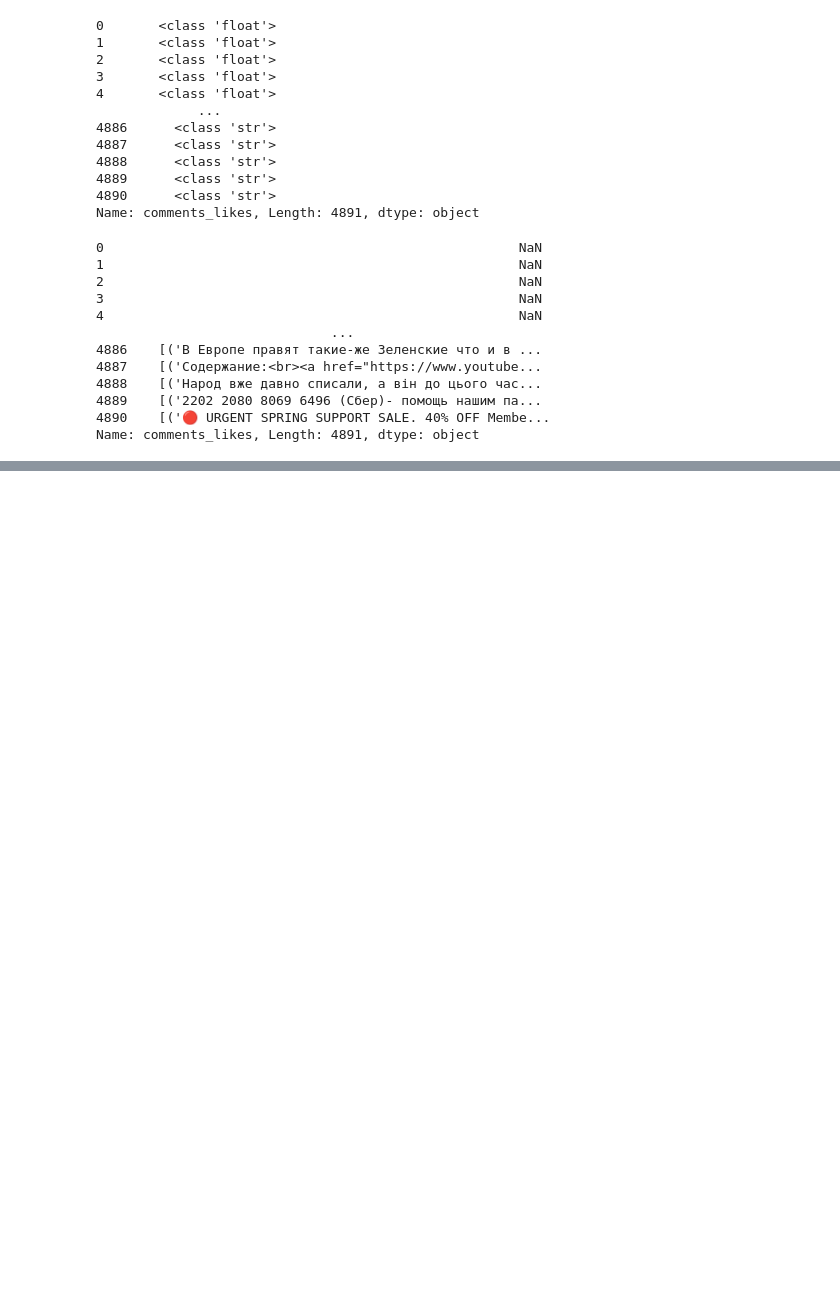
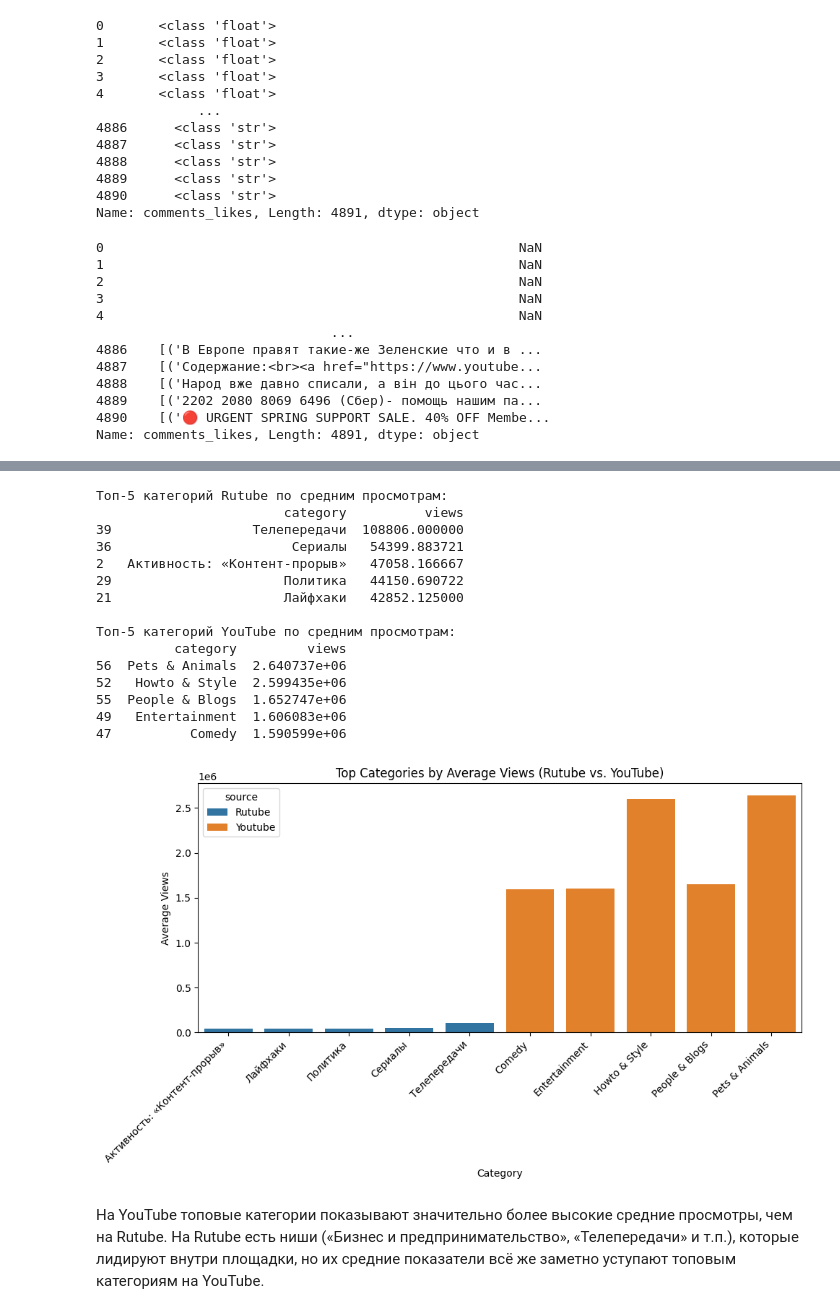
Before and after one commit to BorTink/gp2, a Jupyter notebook: EDA.ipynb, the cells around one changed output, grey strips where cells are left out. Cells and saved outputs as stored; diff of their text form; code cells hidden in the pictures; blank space fills up the shorter version.

```diff
--- a/EDA.ipynb
+++ b/EDA.ipynb
@@ -499,0 +514,6 @@ Name: comments_likes, Length: 4891, dtype: object
+# %%
+df_cleaned_no_outliers['likes_per_view'] = df_cleaned_no_outliers['likes'] / (df_cleaned_no_outliers['views'] + 1e-9)
+df_cleaned_no_outliers['comments_per_view'] = df_cleaned_no_outliers['comments'] / (df_cleaned_no_outliers['views'] + 1e-9)
+
+engagement_stats = df_cleaned_no_outliers.groupby('source')[['likes_per_view', 'comments_per_view']].mean()
+print(engagement_stats)
@@ -499,0 +539,62 @@ Name: comments_likes, Length: 4891, dtype: object
+# %%
+category_views = (
+    df_cleaned_no_outliers
+    .groupby(['source', 'category'])['views']
+    .mean()
+    .reset_index()
+)
+
+# 2. Отбираем топ-5 для Rutube и топ-5 для YouTube
+cat_top_5_rutube = (
+    category_views[category_views['source'] == 'Rutube']
+    .sort_values('views', ascending=False)
+    .head(5)
+)
+cat_top_5_youtube = (
+    category_views[category_views['source'] == 'Youtube']
+    .sort_values('views', ascending=False)
+    .head(5)
+)
+
+print("Топ-5 категорий Rutube по средним просмотрам:")
+print(cat_top_5_rutube[['category', 'views']])
+
+print("\nТоп-5 категорий YouTube по средним просмотрам:")
+print(cat_top_5_youtube[['category', 'views']])
+
+# 3. Формируем список уникальных категорий из обоих топов
+top_rutube_categories = cat_top_5_rutube['category'].tolist()
+top_youtube_categories = cat_top_5_youtube['category'].tolist()
+top_categories = list(set(top_rutube_categories + top_youtube_categories))
+
+# 4. Фильтруем исходную таблицу category_views только по этим категориям
+top_data = category_views[category_views['category'].isin(top_categories)]
+
+# 5. Строим сгруппированный барчарт
+plt.figure(figsize=(10, 6))
+sns.barplot(data=top_data, x='category', y='views', hue='source')
+plt.xticks(rotation=45, ha='right')
+plt.title("Top Categories by Average Views (Rutube vs. YouTube)")
+plt.ylabel("Average Views")
+plt.xlabel("Category")
+plt.tight_layout()
+plt.show()
+# %% [output]
+Топ-5 категорий Rutube по средним просмотрам:
+                        category          views
+39                  Телепередачи  108806.000000
+36                       Сериалы   54399.883721
+2   Активность: «Контент-прорыв»   47058.166667
+29                      Политика   44150.690722
+21                      Лайфхаки   42852.125000
+
+Топ-5 категорий YouTube по средним просмотрам:
+          category         views
+56  Pets & Animals  2.640737e+06
+52   Howto & Style  2.599435e+06
+55  People & Blogs  1.652747e+06
+49   Entertainment  1.606083e+06
+47          Comedy  1.590599e+06
+[figure, added]
+# %% [markdown]
+На YouTube топовые категории показывают значительно более высокие средние просмотры, чем на Rutube. На Rutube есть ниши («Бизнес и предпринимательство», «Телепередачи» и т.п.), которые лидируют внутри площадки, но их средние показатели всё же заметно уступают топовым категориям на YouTube.
```
Also changed, not shown: parts of 8 cells of this notebook.
